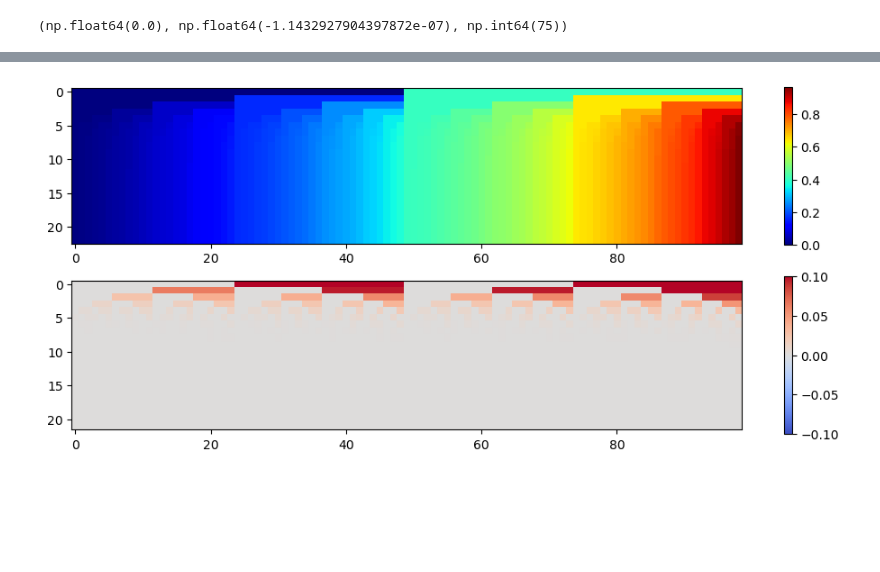
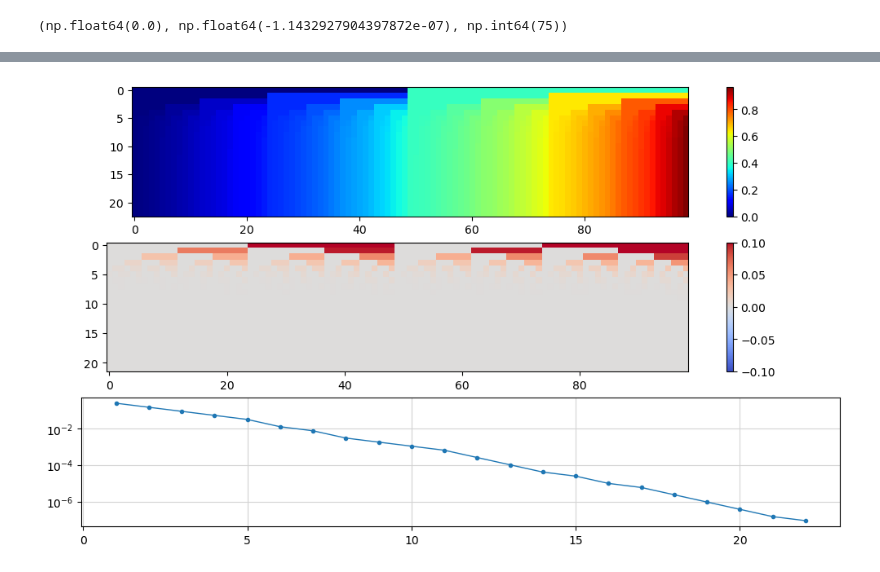
Before and after one commit to the-mysh/rl-coursework, a Jupyter notebook: tasks/gambler_problem/Gambler_problem.ipynb, the cells around one changed output, grey strips where cells are left out. Cells and saved outputs as stored; diff of their text form; code cells hidden in the pictures; blank space fills up the shorter version.

```diff
--- a/tasks/gambler_problem/Gambler_problem.ipynb
+++ b/tasks/gambler_problem/Gambler_problem.ipynb
@@ -103,4 +103,4 @@ plot_policy_evolution(ip_pi_track)
 # %%
-plot_policy_evolution(vec_v_track)
+plot_estimate_evolution(vec_v_track, log_scale_diff=True)
 # %% [output]
-[figure, old version]
+[figure, new version]
```
Also changed, not shown: parts of 5 cells of this notebook, 1 other file.
